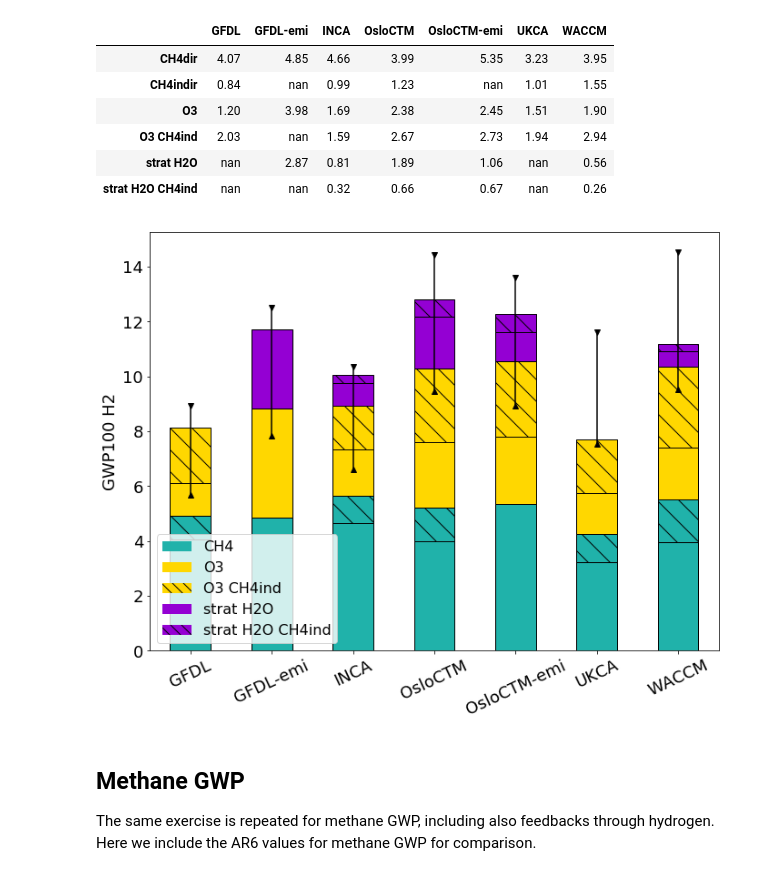
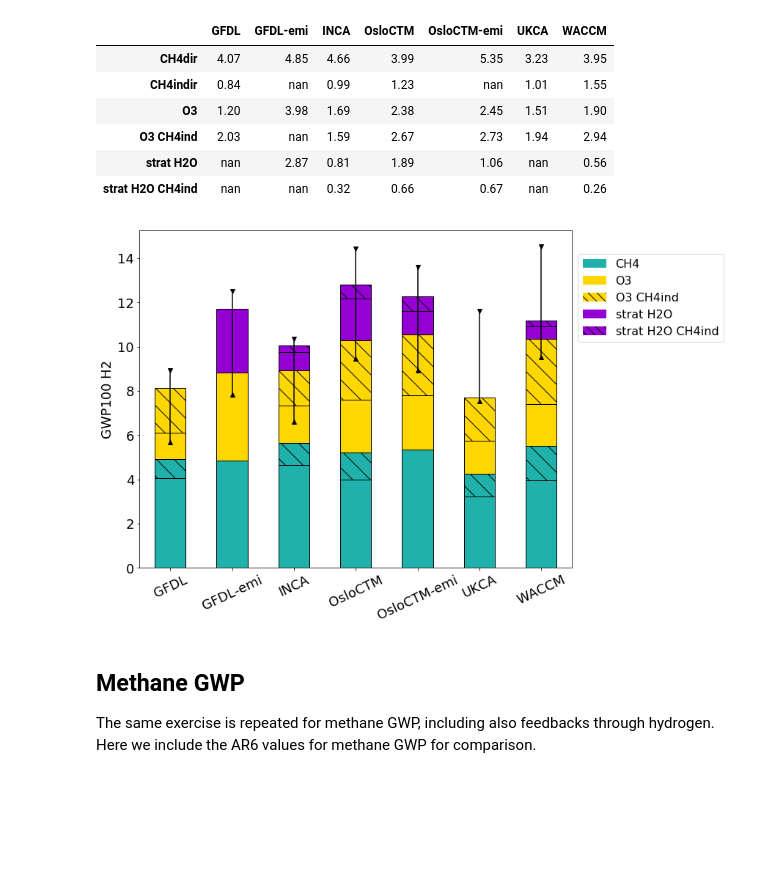
Before and after one commit to ciceroOslo/Hydrogen_GWP, a Jupyter notebook: hydrogen_figures.ipynb, the cells around one changed output. Cells and saved outputs as stored; diff of their text form; code cells hidden in the pictures; blank space fills up the shorter version.

Commit message:
put legend outside, fix sorting flux fig

```diff
--- a/hydrogen_figures.ipynb
+++ b/hydrogen_figures.ipynb
@@ -94,34 +94,42 @@ df_table_gwp
 # %%
 fig, axs = plt.subplots(nrows=1,ncols=1,squeeze=True,figsize=(10,8))
 df_table_gwp.T.plot.bar(stacked=True,
                         color=[CH4_color, CH4_color,O3_color, O3_color, H2O_color, H2O_color],
                         edgecolor='black',
                         ax=axs)
 
 for m,model in enumerate(df_table_gwp.columns):
     axs.plot(m,total_drydep_max.loc[model],marker='^',color='black')
     axs.plot(m,total_drydep_min.loc[model],marker='v',color='black')
     axs.plot([m,m],[total_drydep_min.loc[model],total_drydep_max.loc[model]],color='black')
 
 bars = [thing for thing in axs.containers if isinstance(thing,mpl.container.BarContainer)]
 i = 0
 
 for b,bar in enumerate(bars):
     for p,patch in enumerate(bar):
         if b == 1 :
             patch.set_hatch('\\')
         if b == 3 :
             patch.set_hatch('\\')
         if b == 5 :
             patch.set_hatch('\\')
         i = i + 1
-axs.legend(handles = [CH4_legend, O3_dir_legend, O3_ind_legend, H2O_dir_legend, H2O_ind_legend])
+
+# Shrink current axis by 20%
+box = axs.get_position()
+axs.set_position([box.x0, box.y0, box.width * 0.7, box.height])
+
+# Put a legend to the right of the current axis
+axs.legend(loc='center left', bbox_to_anchor=(1, 0.8),handles = [CH4_legend, O3_dir_legend, O3_ind_legend, H2O_dir_legend, H2O_ind_legend])
+
+
 plt.ylabel('GWP100 H2')
 plt.xticks(rotation=25, horizontalalignment="center")
 plt.tight_layout()
 plt.savefig('output/Hydrogen_GWP.png', transparent=True)
 # %% [output]
-[figure, old version]
+[figure, new version]
 # %% [markdown]
 ## Methane GWP
 The same exercise is repeated for methane GWP, including also feedbacks through hydrogen. Here we include the AR6 values for methane GWP for comparison.
```
Also changed, not shown: parts of 1 cell of this notebook, 1 other file.
